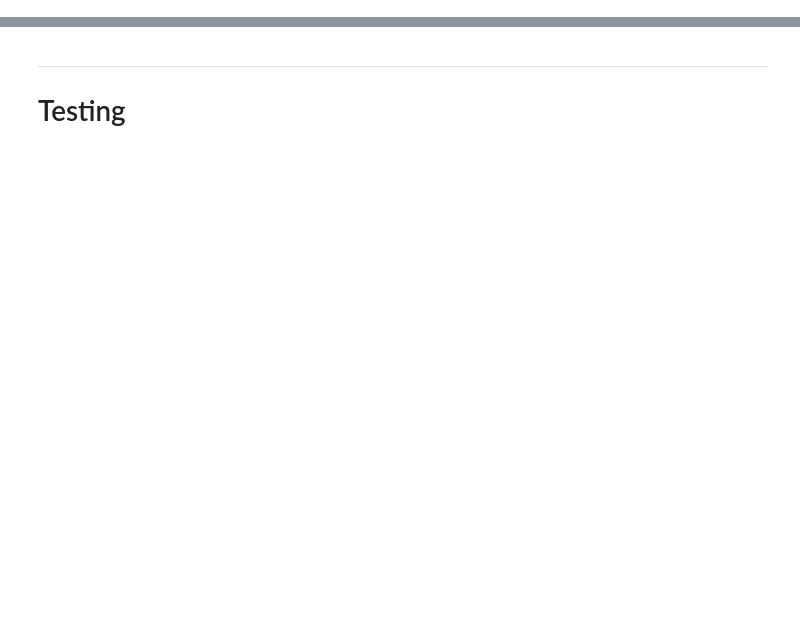
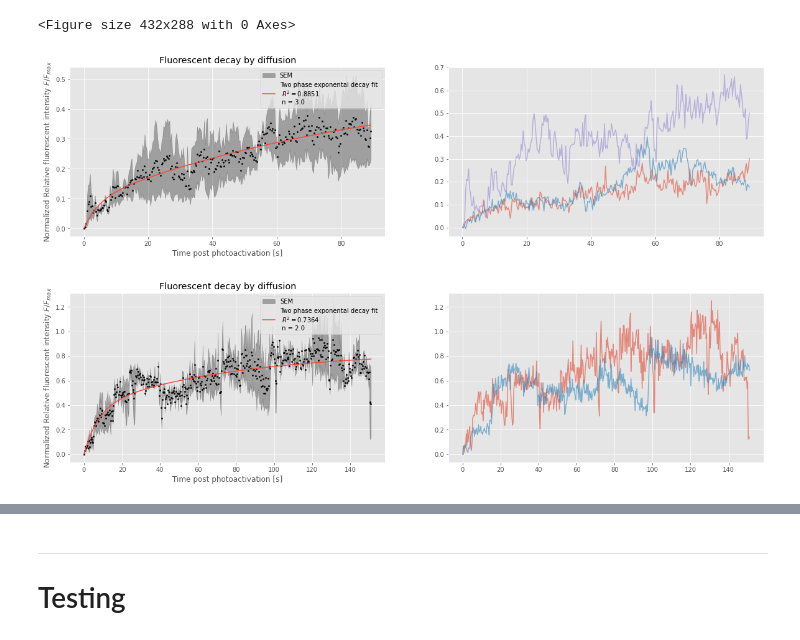
Before and after one commit to Julian-We/iFRAPpy, a Jupyter notebook: JW_iFRAPpy_v3.2.3.ipynb, the cells around one changed output, grey strips where cells are left out. Saved outputs shown, nothing was run; the diff lists cells and outputs as text; code cells hidden in the pictures; blank space fills up the shorter version.

```diff
--- a/JW_iFRAPpy_v3.2.3.ipynb
+++ b/JW_iFRAPpy_v3.2.3.ipynb
@@ -1084,3 +1094,7 @@ frap.add_experiment('Dead end', 24, '/Volumes/YOMI/data/analyzed_data/diffusivit
 # %%
-frap.add_experiment('Dazl', 10, '/Volumes/YOMI/data/analyzed_data/diffusivity/FRAP_dazl/10hpf', molecular_weight=25.51, disorder=0.4760)
-frap.add_experiment('Dazl F91A', 10, '/Volumes/YOMI/data/analyzed_data/diffusivity/FRAP_mutdazl/10hpf', molecular_weight=25.51, disorder=0.4760)
+dazl = frap.add_experiment('Dazl', 10, '/Volumes/HELHEIM/analyzed_data/diffusivity/FRAP_dazl/10hpf', molecular_weight=25.51, disorder=0.4760)
+mdazl =frap.add_experiment('Dazl F91A', 10, '/Volumes/HELHEIM/analyzed_data/diffusivity/FRAP_mutdazl/10hpf', molecular_weight=25.51, disorder=0.4760)
+# %% [output]
+<Figure size 432x288 with 0 Axes>
+[figure, added]
+[figure, added]
```
Also changed, not shown: parts of 10 cells of this notebook.
